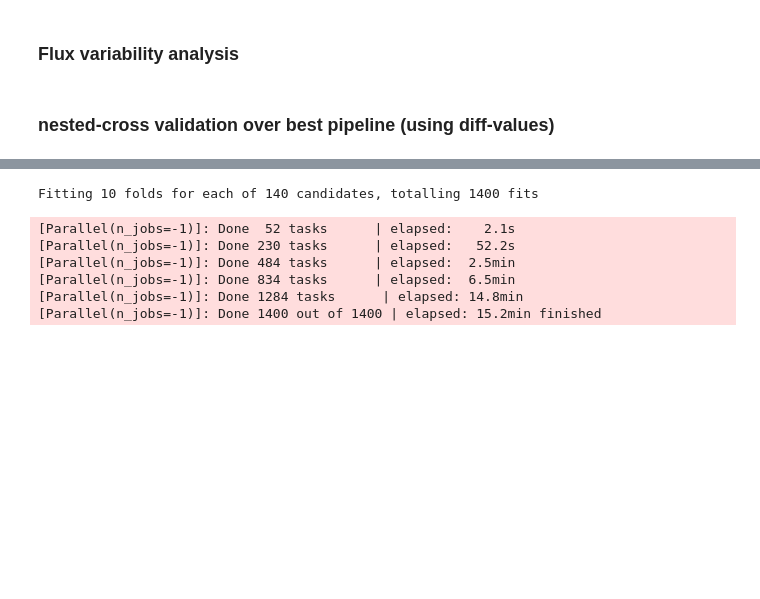
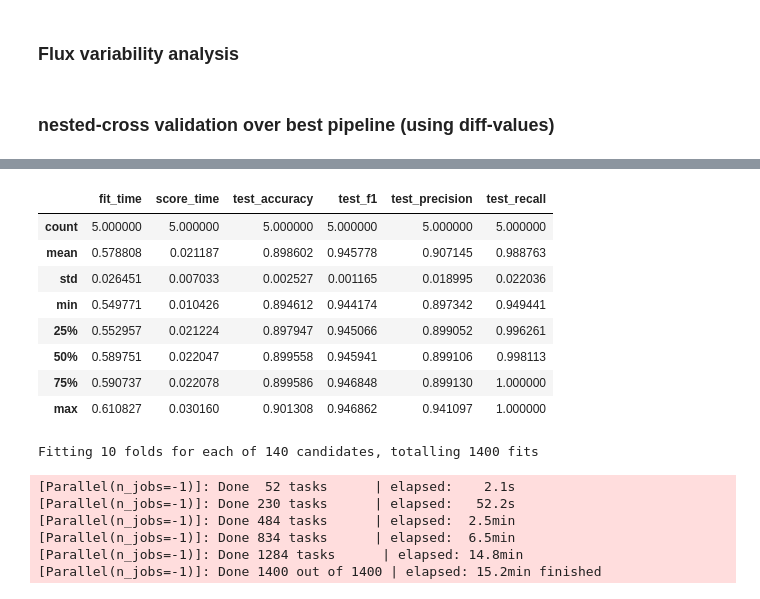
Before and after one commit to AmmarRashed/Genobolitics, a Jupyter notebook: notebooks/breast_cancer_3.ipynb, the cells around one changed output, grey strips where cells are left out. Drawn from its saved outputs; the diff is of its cells as text; code cells hidden in the pictures; blank space fills up the shorter version.

```diff
--- a/notebooks/breast_cancer_3.ipynb
+++ b/notebooks/breast_cancer_3.ipynb
@@ -88,6 +88,7 @@ results = pickle.load(open('../results/breast_cancer3.results','rb'))
 labels = pickle.load(open('../datasets/breast_cancer3_y','rb'))
 
 X_diff, y = preprocess_results(results, labels, use_diff_score=True, use_pathways=True)
+X_no_diff, _ = preprocess_results(results, labels, use_diff_score=False, use_pathways=False)
 # %% [markdown]
 ### nested-cross validation over best pipeline (using diff-values)
 # %%
@@ -103,3 +104,7 @@ feature_selection = [
     'n_components': range(3, 81+1, 6)
   })
 ]
+# %%
+trials_no_diff, stats_no_diff = nested_cross_validation(X_no_diff, y,
+                                                        build_pipelines(feature_selection, classifiers),
+                                                        num_trials=5)
@@ -106,3 +157,15 @@ feature_selection = [
+# %%
+stats_no_diff.describe()
+# %% [output]
+|  | fit_time | score_time | test_accuracy | test_f1 | test_precision | test_recall |
+| count | 5.000000 | 5.000000 | 5.000000 | 5.000000 | 5.000000 | 5.000000 |
+| mean | 0.578808 | 0.021187 | 0.898602 | 0.945778 | 0.907145 | 0.988763 |
+| std | 0.026451 | 0.007033 | 0.002527 | 0.001165 | 0.018995 | 0.022036 |
+| min | 0.549771 | 0.010426 | 0.894612 | 0.944174 | 0.897342 | 0.949441 |
+| 25% | 0.552957 | 0.021224 | 0.897947 | 0.945066 | 0.899052 | 0.996261 |
+| 50% | 0.589751 | 0.022047 | 0.899558 | 0.945941 | 0.899106 | 0.998113 |
+| 75% | 0.590737 | 0.022078 | 0.899586 | 0.946848 | 0.899130 | 1.000000 |
+| max | 0.610827 | 0.030160 | 0.901308 | 0.946862 | 0.941097 | 1.000000 |
 # %%
 trials, stats = nested_cross_validation(X_diff, y, build_pipelines(feature_selection, classifiers))
 # %% [output]
```
Also changed, not shown: parts of 1 cell of this notebook, 2 other files.
